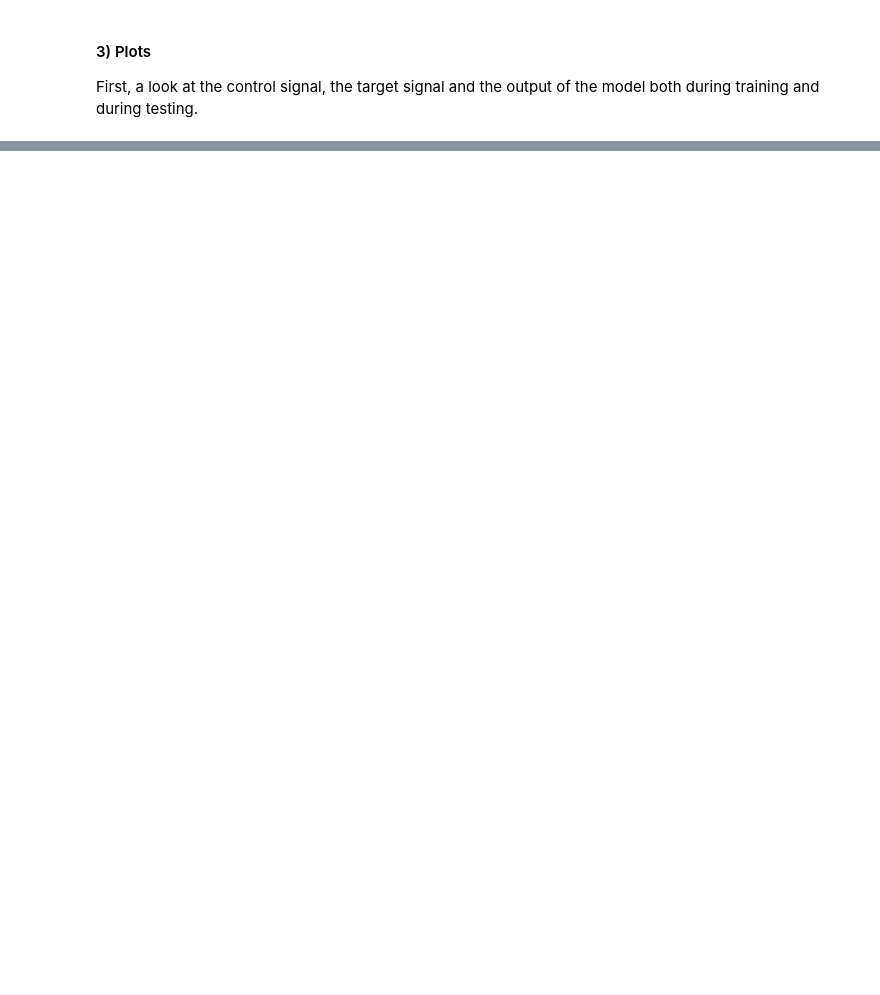
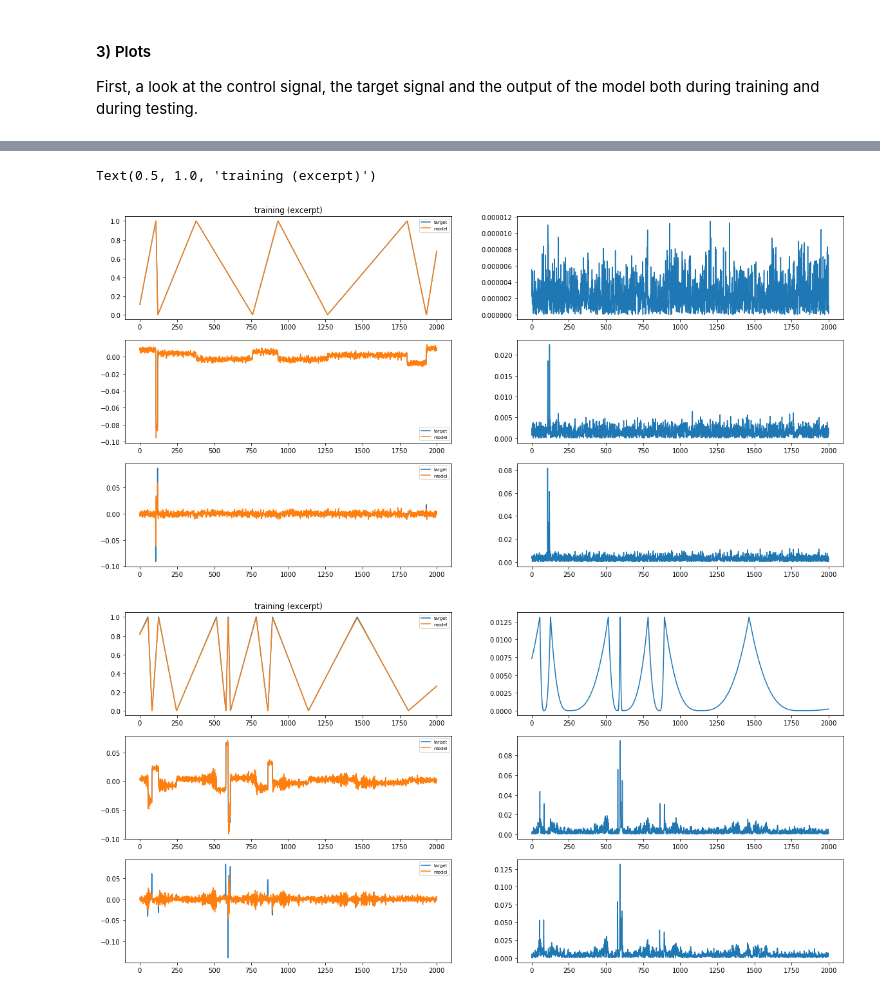
Before and after one commit to yihe-61wu/pyESN, a Jupyter notebook: gradet.ipynb, the cells around one changed output, grey strips where cells are left out. Saved outputs shown, nothing was run; the diff lists cells and outputs as text; code cells hidden in the pictures; blank space fills up the shorter version.

Commit message:
update plots: add absolute error

```diff
--- a/gradet.ipynb
+++ b/gradet.ipynb
@@ -15,45 +15,52 @@ from pyESN import ESN
 The network will learn to generate a wave signal whose frequency is determined by some slowly changing control input.
 
 #### 1) Generate some sample data:
+# %%
+def signal_to_derivative(signal, max_order=2):
+    X = np.array(signal)
+    Y = np.zeros((max_order+1, *X.shape))
+    Y[0] = X
+    for order in np.arange(1, max_order+1):
+        Y[order, :-order] = Y[order-1, order:] - Y[order-1, :-order]
+    return Y.T
 # %%
 rng = np.random.RandomState(42)
 def updown_generator(N,min_period,max_period,n_changepoints):
     changepoints = np.insert(np.sort(rng.randint(0,N,n_changepoints)),[0,n_changepoints],[0,N])
     const_intervals = list(zip(changepoints,np.roll(changepoints,-1)))[:-1]
     updown_control = np.ones((N,2))
-    updown_output = np.zeros((N,1))
     up = True
     for (t0,t1) in const_intervals:
         if t0 != t1:
-            ud_output = 1 / (t1-t0)
             if up:
                 updown_control[t0:t1,0] = np.linspace(0,1,t1-t0)
-                updown_output[t0:t1,0] = ud_output
             else:
                 updown_control[t0:t1,0] = np.linspace(1,0,t1-t0)
-                updown_output[t0:t1,0] = -ud_output
             up = not up
-    return updown_control, updown_output
+    return updown_control
 # %%
 
 N = 15000 # signal length
 min_period = 2
 max_period = 10
 n_changepoints = int(N/200)
-updown_control, updown_output = updown_generator(N,min_period,max_period,n_changepoints)
+x = updown_generator(N,min_period,max_period,n_changepoints)
+
+max_order = 2
+y = signal_to_derivative(x[:, 0], max_order)
 
 traintest_cutoff = int(np.ceil(0.7*N))
 
-train_ctrl,train_output = updown_control[:traintest_cutoff],updown_output[:traintest_cutoff]
-test_ctrl, test_output  = updown_control[traintest_cutoff:],updown_output[traintest_cutoff:]
+train_ctrl,train_output = x[:traintest_cutoff], y[:traintest_cutoff]
+test_ctrl, test_output  = x[traintest_cutoff:], y[traintest_cutoff:]
 # %% [markdown]
 #### 2) Instantiate, train & test the network
 Parameters are mostly the same as in Herbert Jaeger's original Matlab code.
 # %%
 esn = ESN(n_inputs = 2,
-          n_outputs = 1,
+          n_outputs = max_order+1,
           n_reservoir = 200,
-          spectral_radius = 0.02,
+          spectral_radius = 0.2,
           sparsity = 0.3,
           noise = 0.001,
           input_shift = [-.5,-.5],
@@ -115,0 +90,22 @@ Text(0.5, 1.0, 'test (excerpt)')
+# %%
+window_tr = range(int(len(train_output)/4),int(len(train_output)/4+2000))
+fig, axes = plt.subplots(3,2, figsize=(20,10))
+for axrow, y, yhat in zip(axes, train_output.T, pred_train.T):
+    axrow[0].plot(y[window_tr],label='target')
+    axrow[0].plot(yhat[window_tr],label='model')
+    axrow[0].legend(fontsize='x-small')
+    axrow[1].plot(abs(y[window_tr]-yhat[window_tr]))
+axes[0,0].set_title('training (excerpt)')
+
+window_test = range(2000)
+fig, axes = plt.subplots(3,2, figsize=(20,10))
+for axrow, y, yhat in zip(axes, test_output.T, pred_test.T):
+    axrow[0].plot(y[window_test],label='target')
+    axrow[0].plot(yhat[window_test],label='model')
+    axrow[0].legend(fontsize='x-small')
+    axrow[1].plot(abs(y[window_test]-yhat[window_test]))
+axes[0,0].set_title('training (excerpt)')
+# %% [output]
+Text(0.5, 1.0, 'training (excerpt)')
+[figure, added]
+[figure, added]
```
Also changed, not shown: parts of 2 cells of this notebook.
